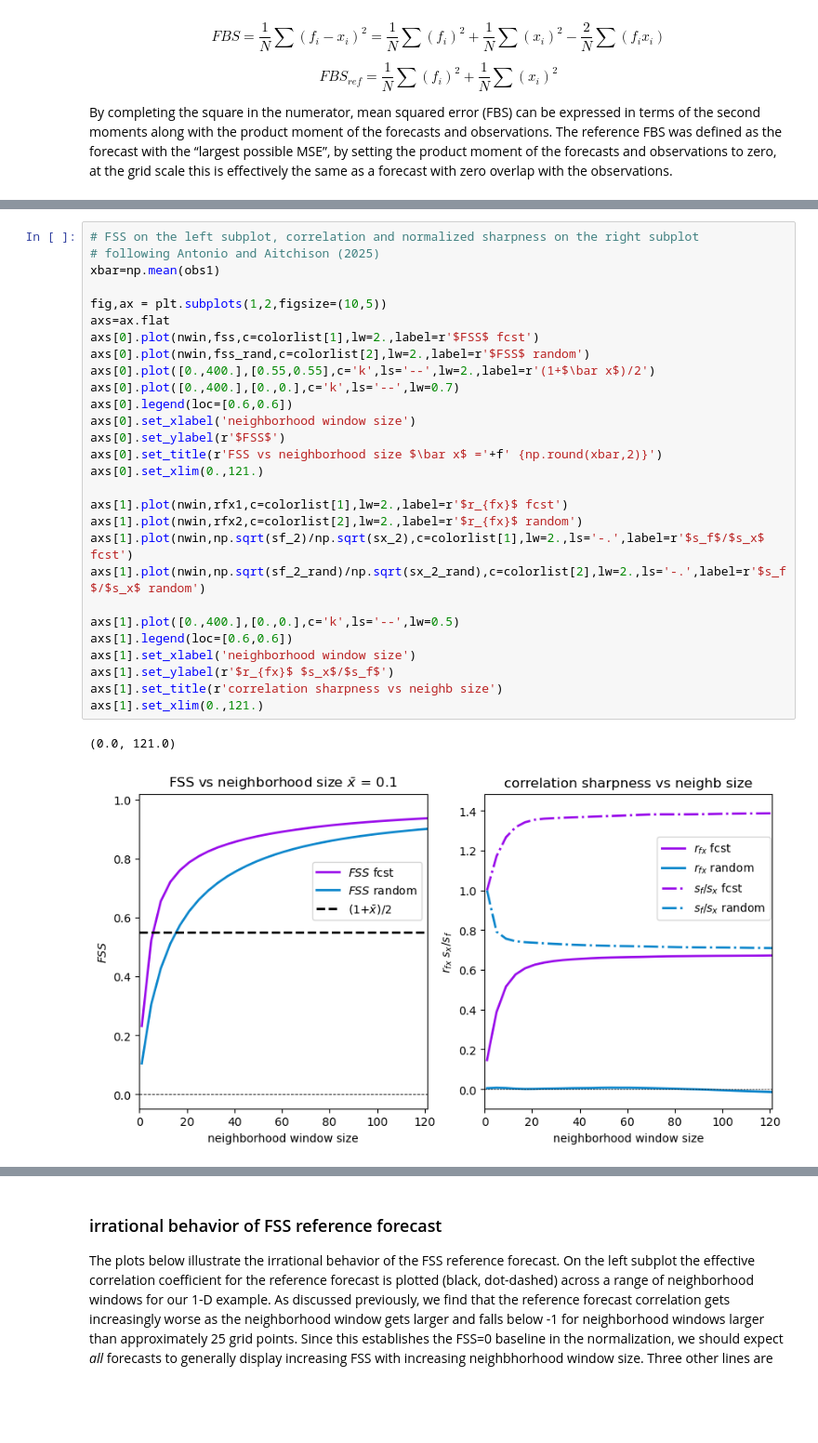
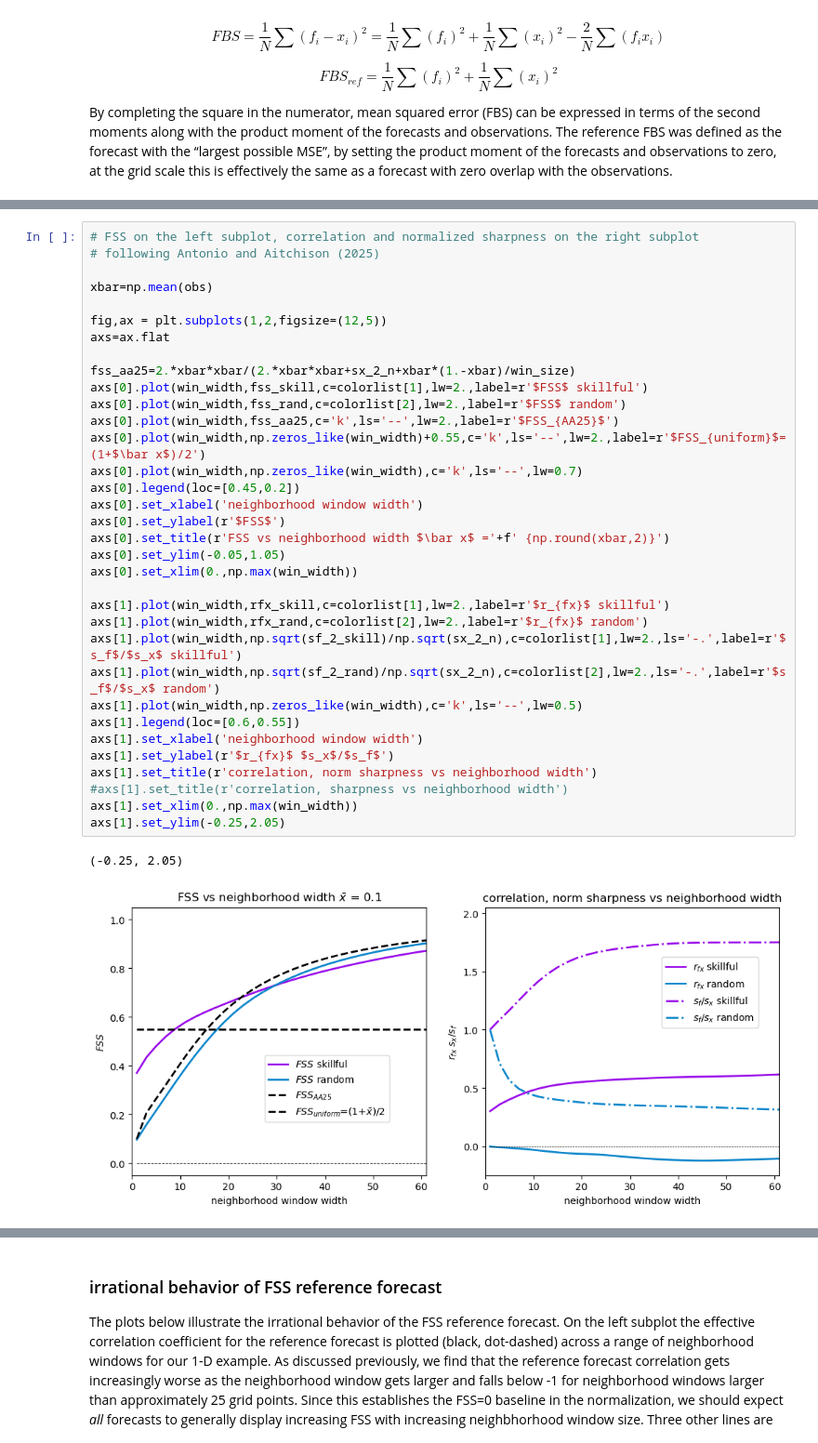
Before and after one commit to baldwin-ou/verification, a Jupyter notebook: issues_with_FSS.ipynb, the cells around one changed output, grey strips where cells are left out. Shown at 93% size. Saved outputs shown, nothing was run; the diff lists cells and outputs as text; blank space fills up the shorter version.

```diff
--- a/issues_with_FSS.ipynb
+++ b/issues_with_FSS.ipynb
@@ -144,34 +243,40 @@ The code below generates a plot of FSS versus neighborhood window size and compa
 # %%
 # FSS on the left subplot, correlation and normalized sharpness on the right subplot
 # following Antonio and Aitchison (2025)
-xbar=np.mean(obs1)
 
-fig,ax = plt.subplots(1,2,figsize=(10,5))
+xbar=np.mean(obs)
+
+fig,ax = plt.subplots(1,2,figsize=(12,5))
 axs=ax.flat
-axs[0].plot(nwin,fss,c=colorlist[1],lw=2.,label=r'$FSS$ fcst')
-axs[0].plot(nwin,fss_rand,c=colorlist[2],lw=2.,label=r'$FSS$ random')
-axs[0].plot([0.,400.],[0.55,0.55],c='k',ls='--',lw=2.,label=r'(1+$\bar x$)/2')
-axs[0].plot([0.,400.],[0.,0.],c='k',ls='--',lw=0.7)
-axs[0].legend(loc=[0.6,0.6])
-axs[0].set_xlabel('neighborhood window size')
+
+fss_aa25=2.*xbar*xbar/(2.*xbar*xbar+sx_2_n+xbar*(1.-xbar)/win_size)
+axs[0].plot(win_width,fss_skill,c=colorlist[1],lw=2.,label=r'$FSS$ skillful')
+axs[0].plot(win_width,fss_rand,c=colorlist[2],lw=2.,label=r'$FSS$ random')
+axs[0].plot(win_width,fss_aa25,c='k',ls='--',lw=2.,label=r'$FSS_{AA25}$')
+axs[0].plot(win_width,np.zeros_like(win_width)+0.55,c='k',ls='--',lw=2.,label=r'$FSS_{uniform}$=(1+$\bar x$)/2')
+axs[0].plot(win_width,np.zeros_like(win_width),c='k',ls='--',lw=0.7)
+axs[0].legend(loc=[0.45,0.2])
+axs[0].set_xlabel('neighborhood window width')
 axs[0].set_ylabel(r'$FSS$')
-axs[0].set_title(r'FSS vs neighborhood size $\bar x$ ='+f' {np.round(xbar,2)}')
-axs[0].set_xlim(0.,121.)
+axs[0].set_title(r'FSS vs neighborhood width $\bar x$ ='+f' {np.round(xbar,2)}')
+axs[0].set_ylim(-0.05,1.05)
+axs[0].set_xlim(0.,np.max(win_width))
 
-axs[1].plot(nwin,rfx1,c=colorlist[1],lw=2.,label=r'$r_{fx}$ fcst')
-axs[1].plot(nwin,rfx2,c=colorlist[2],lw=2.,label=r'$r_{fx}$ random')
-axs[1].plot(nwin,np.sqrt(sf_2)/np.sqrt(sx_2),c=colorlist[1],lw=2.,ls='-.',label=r'$s_f$/$s_x$ fcst')
-axs[1].plot(nwin,np.sqrt(sf_2_rand)/np.sqrt(sx_2_rand),c=colorlist[2],lw=2.,ls='-.',label=r'$s_f$/$s_x$ random')
-
-axs[1].plot([0.,400.],[0.,0.],c='k',ls='--',lw=0.5)
-axs[1].legend(loc=[0.6,0.6])
-axs[1].set_xlabel('neighborhood window size')
+axs[1].plot(win_width,rfx_skill,c=colorlist[1],lw=2.,label=r'$r_{fx}$ skillful')
+axs[1].plot(win_width,rfx_rand,c=colorlist[2],lw=2.,label=r'$r_{fx}$ random')
+axs[1].plot(win_width,np.sqrt(sf_2_skill)/np.sqrt(sx_2_n),c=colorlist[1],lw=2.,ls='-.',label=r'$s_f$/$s_x$ skillful')
+axs[1].plot(win_width,np.sqrt(sf_2_rand)/np.sqrt(sx_2_n),c=colorlist[2],lw=2.,ls='-.',label=r'$s_f$/$s_x$ random')
+axs[1].plot(win_width,np.zeros_like(win_width),c='k',ls='--',lw=0.5)
+axs[1].legend(loc=[0.6,0.55])
+axs[1].set_xlabel('neighborhood window width')
 axs[1].set_ylabel(r'$r_{fx}$ $s_x$/$s_f$')
-axs[1].set_title(r'correlation sharpness vs neighb size')
-axs[1].set_xlim(0.,121.)
+axs[1].set_title(r'correlation, norm sharpness vs neighborhood width')
+#axs[1].set_title(r'correlation, sharpness vs neighborhood width')
+axs[1].set_xlim(0.,np.max(win_width))
+axs[1].set_ylim(-0.25,2.05)
 # %% [output]
-(0.0, 121.0)
+(-0.25, 2.05)
-[figure, old version]
+[figure, new version]
 # %% [markdown]
 ### FSS behavior
 
```
Also changed, not shown: parts of 53 cells of this notebook.
